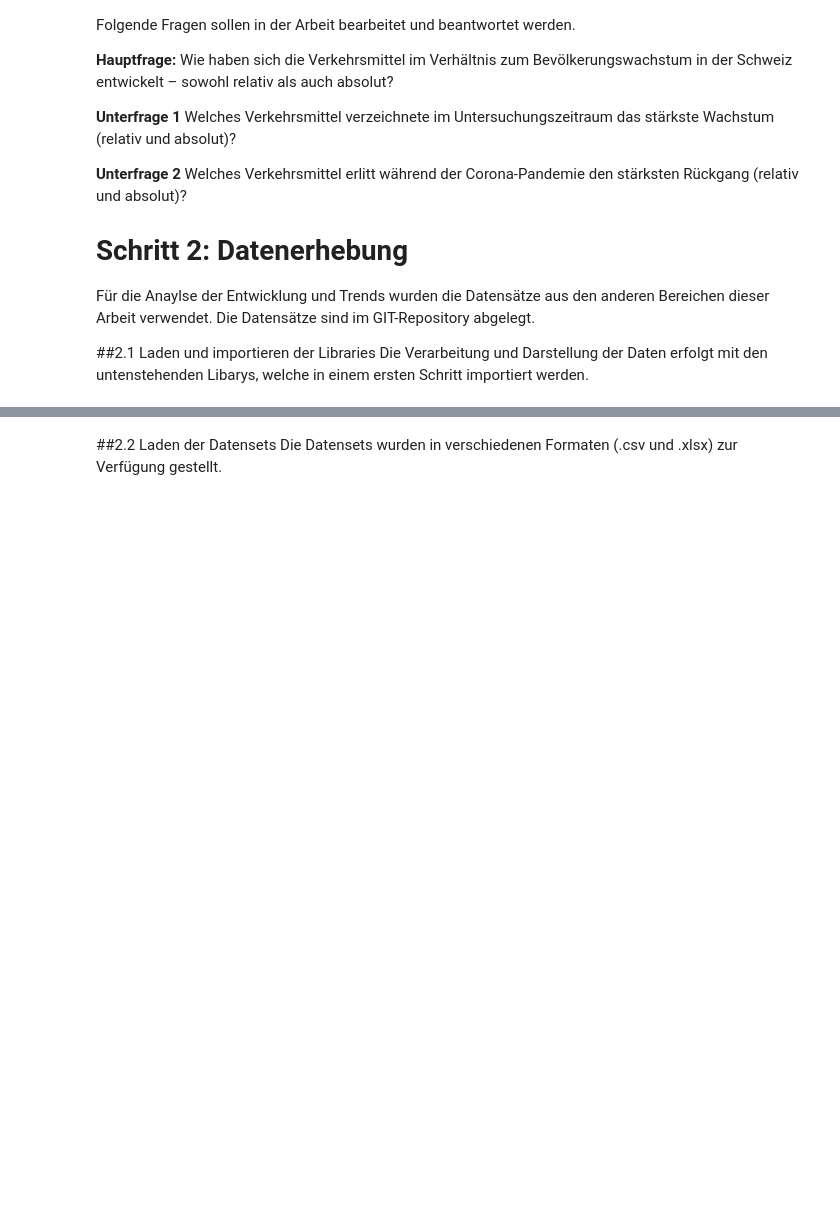
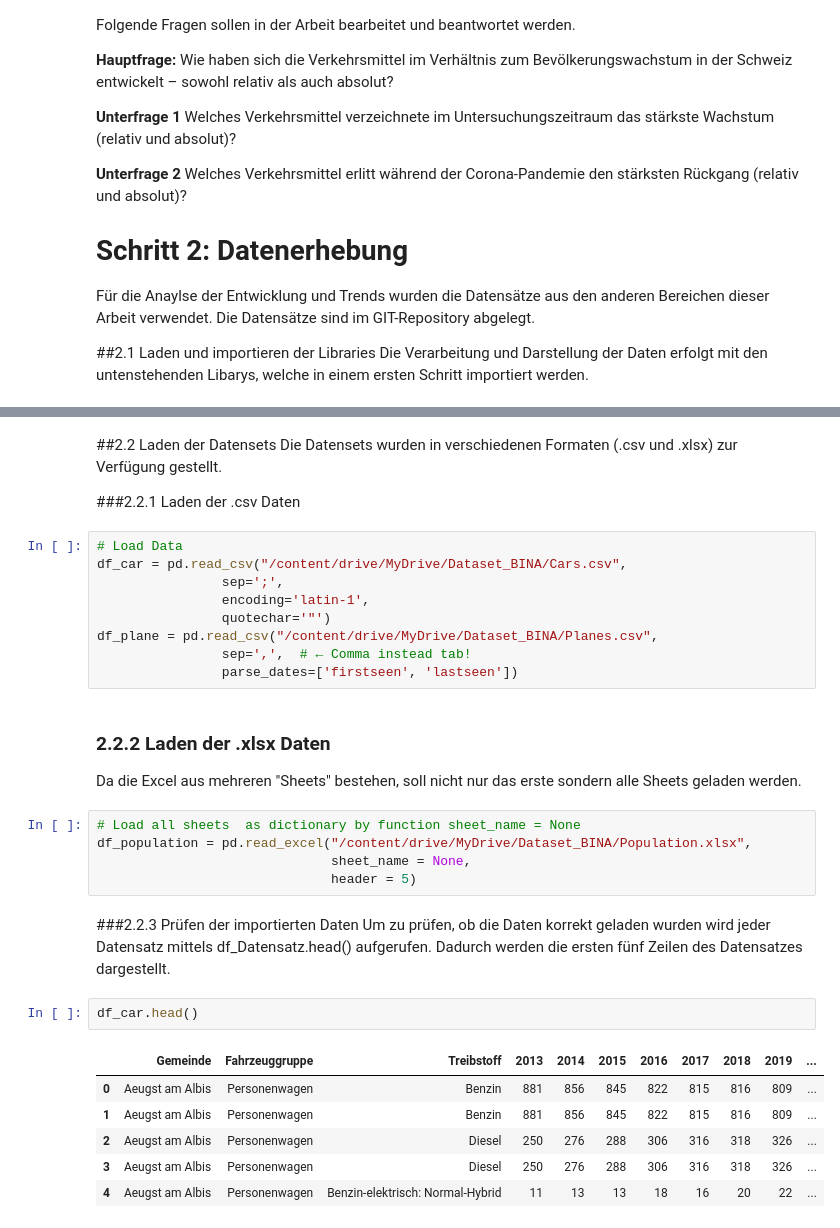
Before and after one commit to matwirabc/binaproject, a Jupyter notebook: bina_aggregate.ipynb, the cells around one changed output, grey strips where cells are left out. Cells and saved outputs as stored; diff of their text form; blank space fills up the shorter version.

Commit message:
Data uploaded - 17.05.2025

```diff
--- a/bina_aggregate.ipynb
+++ b/bina_aggregate.ipynb
@@ -85,3 +86,34 @@ Successfully installed mplcursors-0.6
 # %% [markdown]
 ##2.2 Laden der Datensets
 Die Datensets wurden in verschiedenen Formaten (.csv und .xlsx) zur Verfügung gestellt.
+
+###2.2.1 Laden der .csv Daten
+# %%
+# Load Data
+df_car = pd.read_csv("/content/drive/MyDrive/Dataset_BINA/Cars.csv",
+                sep=';',
+                encoding='latin-1',
+                quotechar='"')
+df_plane = pd.read_csv("/content/drive/MyDrive/Dataset_BINA/Planes.csv",
+                sep=',',  # ← Comma instead tab!
+                parse_dates=['firstseen', 'lastseen'])
+# %% [markdown]
+### 2.2.2 Laden der .xlsx Daten
+Da die Excel aus mehreren "Sheets" bestehen, soll nicht nur das erste sondern alle Sheets geladen werden.
+# %%
+# Load all sheets  as dictionary by function sheet_name = None
+df_population = pd.read_excel("/content/drive/MyDrive/Dataset_BINA/Population.xlsx",
+                              sheet_name = None,
+                              header = 5)
+# %% [markdown]
+###2.2.3 Prüfen der importierten Daten
+Um zu prüfen, ob die Daten korrekt geladen wurden wird jeder Datensatz mittels df_Datensatz.head() aufgerufen. Dadurch werden die ersten fünf Zeilen des Datensatzes dargestellt.
+# %%
+df_car.head()
+# %% [output]
+|  | Gemeinde | Fahrzeuggruppe | Treibstoff | 2013 | 2014 | 2015 | 2016 | 2017 | 2018 | 2019 | ... |
+| 0 | Aeugst am Albis | Personenwagen | Benzin | 881 | 856 | 845 | 822 | 815 | 816 | 809 | ... |
+| 1 | Aeugst am Albis | Personenwagen | Benzin | 881 | 856 | 845 | 822 | 815 | 816 | 809 | ... |
+| 2 | Aeugst am Albis | Personenwagen | Diesel | 250 | 276 | 288 | 306 | 316 | 318 | 326 | ... |
+| 3 | Aeugst am Albis | Personenwagen | Diesel | 250 | 276 | 288 | 306 | 316 | 318 | 326 | ... |
+| 4 | Aeugst am Albis | Personenwagen | Benzin-elektrisch: Normal-Hybrid | 11 | 13 | 13 | 18 | 16 | 20 | 22 | ... |
```
Also changed, not shown: parts of 12 cells of this notebook.
